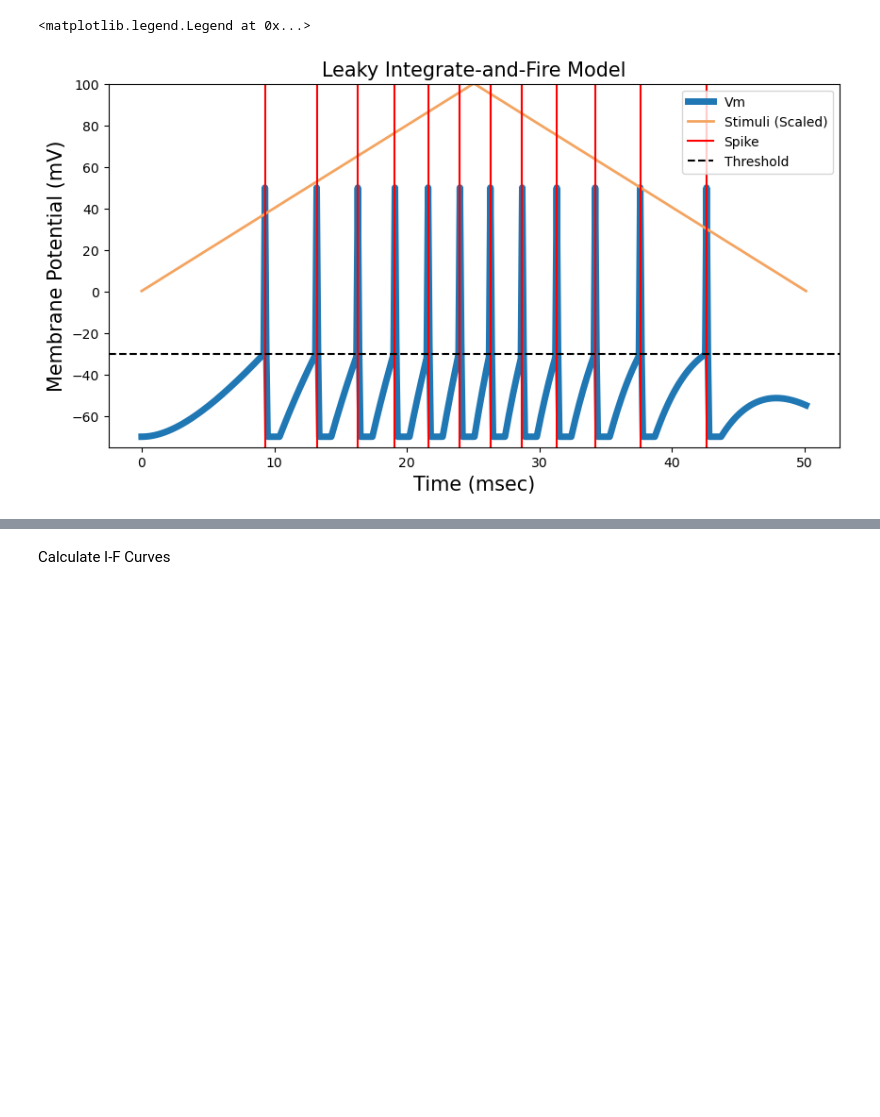
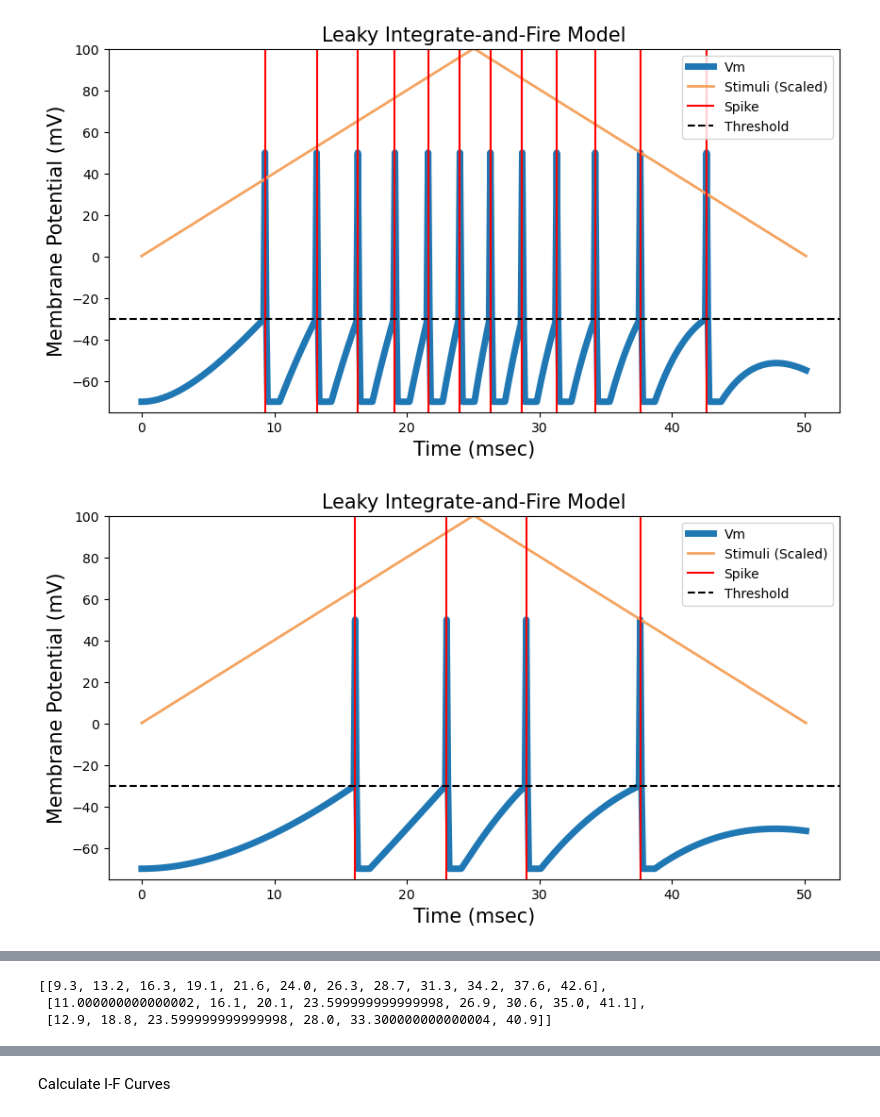
Before and after one commit to Mikerive/NeuroMorphic, a Jupyter notebook: NeuronEmulation/LeakyIntegrateFire.ipynb, the cells around one changed output, grey strips where cells are left out. Cells and saved outputs as stored; diff of their text form; code cells hidden in the pictures; blank space fills up the shorter version.

Commit message:
Create leaky Integrate and fire class for part 1

```diff
--- a/NeuronEmulation/LeakyIntegrateFire.ipynb
+++ b/NeuronEmulation/LeakyIntegrateFire.ipynb
@@ -53,46 +4,0 @@ plt.legend()
-# %%
-T       = 50    # Simulation time          [mSec]
-dt      = 0.1   # Simulation time interval [mSec]
-t_init  = 0     # Stimulus init time       [V]
-vRest   = -70   # Resting potential        [mV]
-Rm      = 1     # Membrane Resistance      [kOhm]
-Cm      = 5     # Capacitance              [uF]
-tau_ref = 1     # Repreactory Period       [mSec]
-vTh     = -30   # Spike threshond          [mV]
-I       = 0.2   # Current stimulus         [mA]
-vSpike  = 50    # Spike voltage            [mV]
-
-time    = np.arange(0, T*1e-3 + dt*1e-3, dt*1e-3)  # Time array
-Vm      = np.ones(len(time))*vRest*1e-3            # Membrane voltage array
-tau_m   = Rm*1e3 * Cm*1e-6                         # Time constant
-spikes  = []                                       # Spikes timings
-spikes_stim = []                                  # Stimuli timings
-spikes_freq = []                                 # Spikes frequency
-
-stim = I*1e-3 * signal.windows.triang(len(time)) # Triangular stimulation
-
-for i, t in enumerate(time[:-1]):
-    if t > t_init:
-        uinf = vRest*1e-3 + Rm*1e3 * stim[i]
-        Vm[i+1] = uinf + (Vm[i]-uinf)*np.exp(-dt*1e-3/tau_m)
-        if Vm[i] >= vTh*1e-3:
-            spikes.append(t*1e3)
-            spikes_stim.append(stim[i])
-            Vm[i]=vSpike*1e-3
-            t_init = t + tau_ref*1e-3
-
-plt.figure(figsize=(10,5))
-plt.title('Leaky Integrate-and-Fire Model', fontsize=15)
-plt.ylabel('Membrane Potential (mV)', fontsize=15)
-plt.xlabel('Time (msec)', fontsize=15)
-plt.plot(time*1e3, Vm*1e3, linewidth=5, label = 'Vm')
-plt.plot(time*1e3, 100/max(stim)*stim, label = 'Stimuli (Scaled)', color='sandybrown', linewidth=2)
-plt.ylim([-75,100])
-plt.axvline(x=spikes[0], c='red', label = 'Spike')
-for s in spikes[1:]:
-    plt.axvline(x=s, c='red')
-plt.axhline(y=vTh, c='black', label = 'Threshold', linestyle='--')
-plt.legend()
-# %% [output]
-<matplotlib.legend.Legend at 0x...>
-[figure, removed]
@@ -98,0 +63,13 @@ plt.legend()
+# %%
+# Usage
+Rms = [1, 2, 3]
+Cms = [5, 10, 15]
+
+for Rm, Cm in zip(Rms, Cms):
+    model = LeakyIntegrateAndFireModel(
+        dt=0.1, t_init=0, T=50, vRest=-70, vTh=-30, tau_ref=1, vSpike=50, I=0.2, Rm=Rm, Cm=Cm, Vm=np.ones(len(time))*vRest*1e-3
+    )
+    model.simulate()
+# %% [output]
+[figure, added]
+[figure, added]
@@ -98,0 +77,6 @@ plt.legend()
+# %%
+spike_sims
+# %% [output]
+[[9.3, 13.2, 16.3, 19.1, 21.6, 24.0, 26.3, 28.7, 31.3, 34.2, 37.6, 42.6],
+ [11.000000000000002, 16.1, 20.1, 23.599999999999998, 26.9, 30.6, 35.0, 41.1],
+ [12.9, 18.8, 23.599999999999998, 28.0, 33.300000000000004, 40.9]]
```
Also changed, not shown: parts of 4 cells of this notebook, 10 other files.
